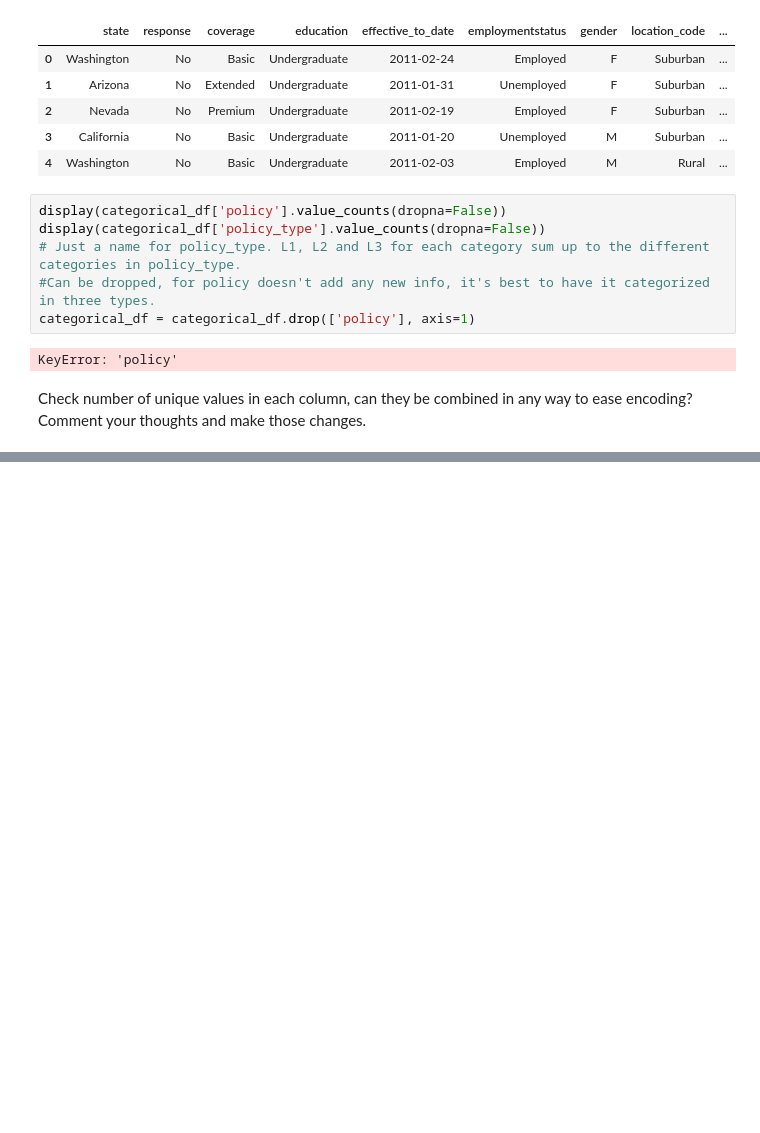
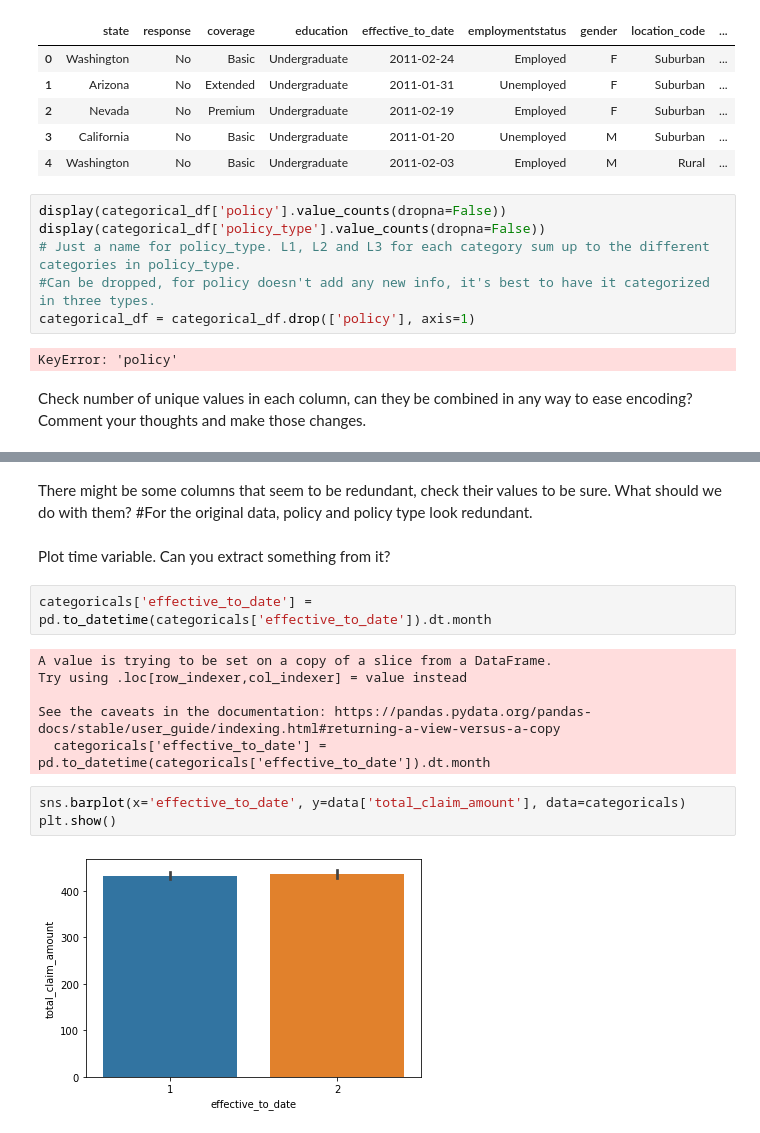
Before and after one commit to raqclf/lab-cleaning-categorical-data, a Jupyter notebook: Lab 4.02.ipynb, the cells around one changed output, grey strips where cells are left out. Drawn from its saved outputs; the diff is of its cells as text; blank space fills up the shorter version.

```diff
--- a/Lab 4.02.ipynb
+++ b/Lab 4.02.ipynb
@@ -242,0 +349,18 @@ dtype: int64
+# %% [markdown]
+There might be some columns that seem to be redundant, check their values to be sure. What should we do with them?
+#For the original data, policy and policy type look redundant.
+# %% [markdown]
+Plot time variable. Can you extract something from it?
+# %%
+categoricals['effective_to_date'] = pd.to_datetime(categoricals['effective_to_date']).dt.month
+# %% [output]
+A value is trying to be set on a copy of a slice from a DataFrame.
+Try using .loc[row_indexer,col_indexer] = value instead
+
+See the caveats in the documentation: https://pandas.pydata.org/pandas-docs/stable/user_guide/indexing.html#returning-a-view-versus-a-copy
+  categoricals['effective_to_date'] = pd.to_datetime(categoricals['effective_to_date']).dt.month
+# %%
+sns.barplot(x='effective_to_date', y=data['total_claim_amount'], data=categoricals)
+plt.show()
+# %% [output]
+[figure, added]
```
Also changed, not shown: parts of 20 cells of this notebook.
